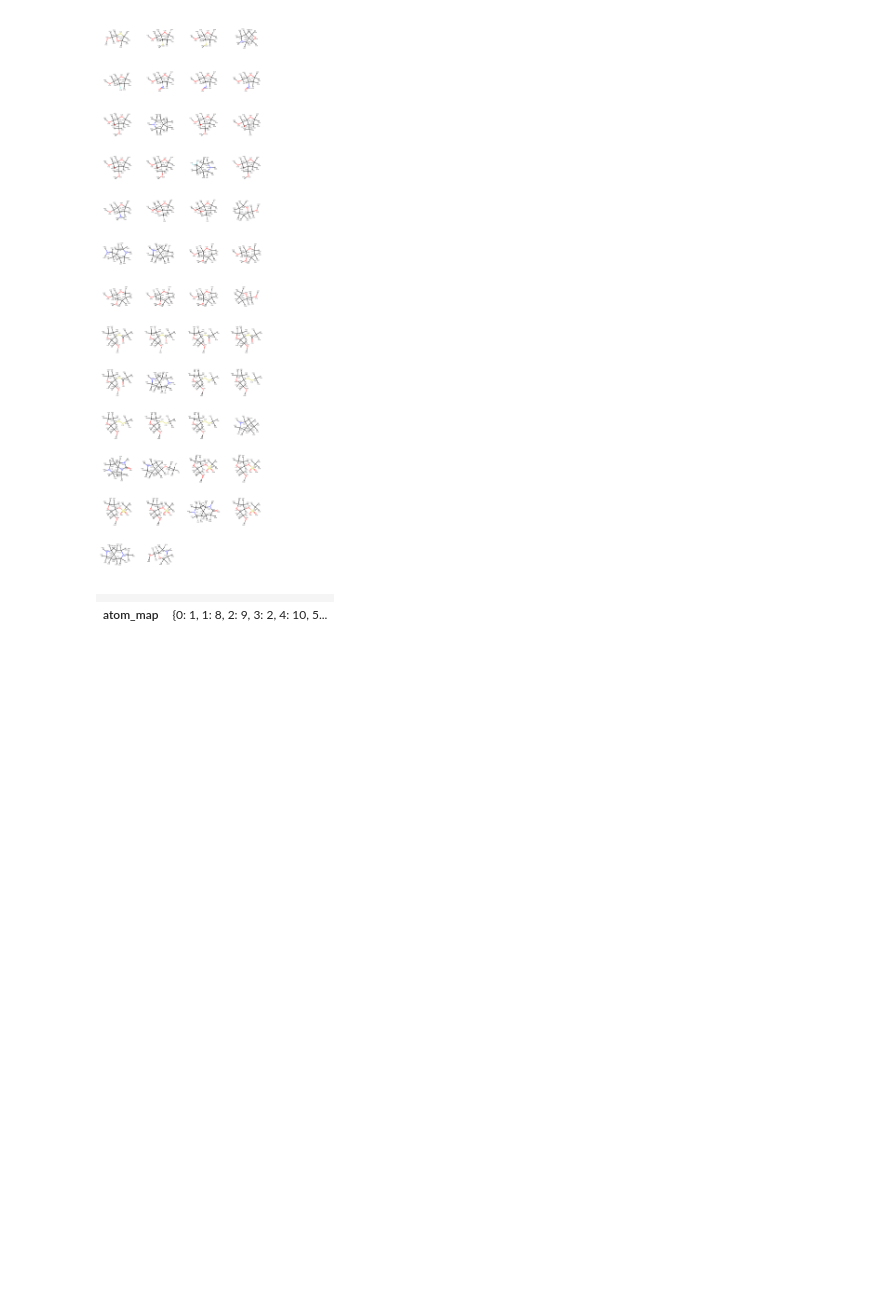
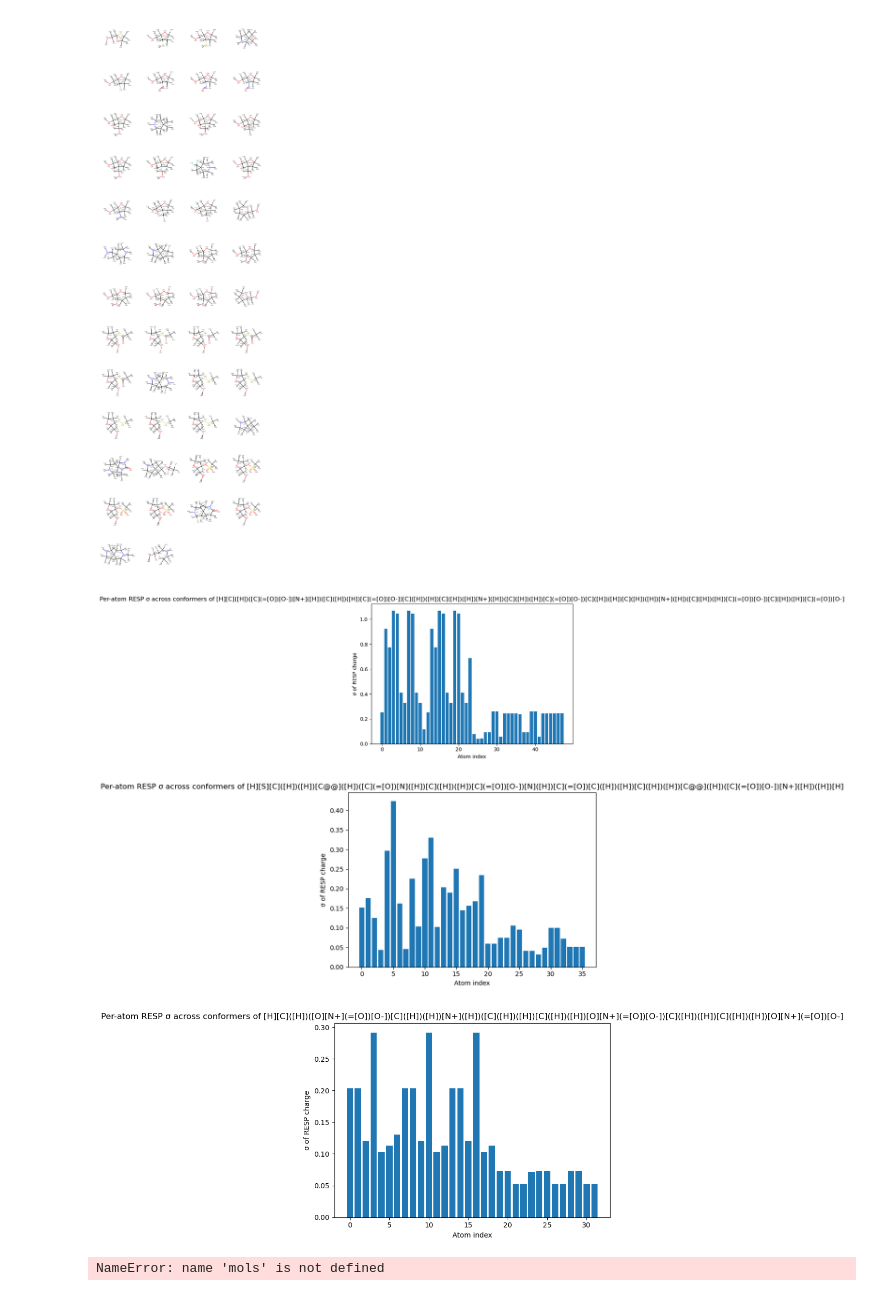
Before and after one commit to bismuthadams1/charge_paper, a Jupyter notebook: conformer_test/explore_parquet.ipynb, the cells around one changed output. Drawn from its saved outputs; the diff is of its cells as text; code cells hidden in the pictures; blank space fills up the shorter version.

```diff
--- a/conformer_test/explore_parquet.ipynb
+++ b/conformer_test/explore_parquet.ipynb
@@ -35,7 +35,7 @@ def kde(x, y, ax = None, **kwargs):
     kernel = stats.gaussian_kde(x)(y)
     ax.scatter(x, y, c=kernel, s=5)
 # %%
-parquet = "/mnt/storage/nobackup/nca121/paper_charge_comparisons/async_chargecraft_more_workers/conformer_test/charge_models_no_riniker_2.parquet"
+parquet = "./charge_models_no_riniker_2.parquet"
 df = pd.read_parquet(parquet)
 df
 # %% [output]
@@ -341,16 +341,62 @@ img = Draw.MolsToGridImage(images, molsPerRow=4, subImgSize=(300, 300))
 img
 # %% [output]
 [figure]
-# %%
-
-
-openff_molecule = Molecule.from_smiles(df.iloc[1]['molecule'], allow_undefined_stereo=True)
-rdkit_mol = openff_molecule.to_rdkit()
-resp_charges =  df.iloc[0]['resp_charges']
-for i, atom in enumerate(rdkit_mol.GetAtoms()):
-    lbl = '%.3f' % (resp_charges[i])
-    atom.SetProp('atomNote', lbl)
-rdkit_mol
-# %% [output]
-|  |  |
-| atom_map | {0: 1, 1: 8, 2: 9, 3: 2, 4: 10, 5... |
+# %%
+import numpy as np
+import pandas as pd
+import matplotlib.pyplot as plt
+from rdkit import Chem
+import re
+
+# -----------------------------------------------------------------------------
+# 0. Assume df['resp_charges'] is still a list of floats per conformer.
+# -----------------------------------------------------------------------------
+
+# -----------------------------------------------------------------------------
+# 1. Compute, for each molecule, the *per-atom* stddev across its conformers,
+#    then collapse that array into one scalar (here: the mean atomic σ).
+# -----------------------------------------------------------------------------
+def mean_per_atom_std(charge_lists):
+    """
+    charge_lists: an iterable of equal-length lists/arrays of atomic charges
+    returns: mean of the per-atom stddev across conformers
+    """
+    mat = np.vstack(charge_lists)         # shape: (n_conformers, n_atoms)
+    atom_std = mat.std(axis=0, ddof=1)    # per-atom σ
+    return atom_std.mean()                # or atom_std.max() if you prefer
+
+variation = (
+    df.groupby('smiles')['resp_charges']
+      .agg(lambda lists: mean_per_atom_std(lists))
+      .reset_index(name='mean_atom_std')
+)
+
+# pick top 3 by that metric
+top3 = variation.nlargest(3, 'mean_atom_std')
+top3_smiles = top3['smiles'].tolist()
+
+# -----------------------------------------------------------------------------
+# 2. Extract those conformers for plotting/export
+# -----------------------------------------------------------------------------
+top3_df = df[df['smiles'].isin(top3_smiles)].copy()
+
+# -----------------------------------------------------------------------------
+# 3. (Optional) Plot per-atom σ for each of the top-3 molecules
+# -----------------------------------------------------------------------------
+# If you want to *see* which atoms are most labile, you could:
+for smi in top3_smiles:
+    lists = top3_df[top3_df['smiles']==smi]['resp_charges'].tolist()
+    mat   = np.vstack(lists)           # (n_conf, n_atoms)
+    atom_std = mat.std(axis=0, ddof=1) # per-atom σ
+    plt.figure()
+    plt.bar(range(len(atom_std)), atom_std)
+    plt.title(f'Per-atom RESP σ across conformers of {smi}')
+    plt.xlabel('Atom index')
+    plt.ylabel('σ of RESP charge')
+    plt.tight_layout()
+    plt.show()
+# %% [output]
+[figure, added]
+[figure, added]
+[figure, added]
+NameError: name 'mols' is not defined
```
Also changed, not shown: parts of 2 cells of this notebook, 2 other files.
